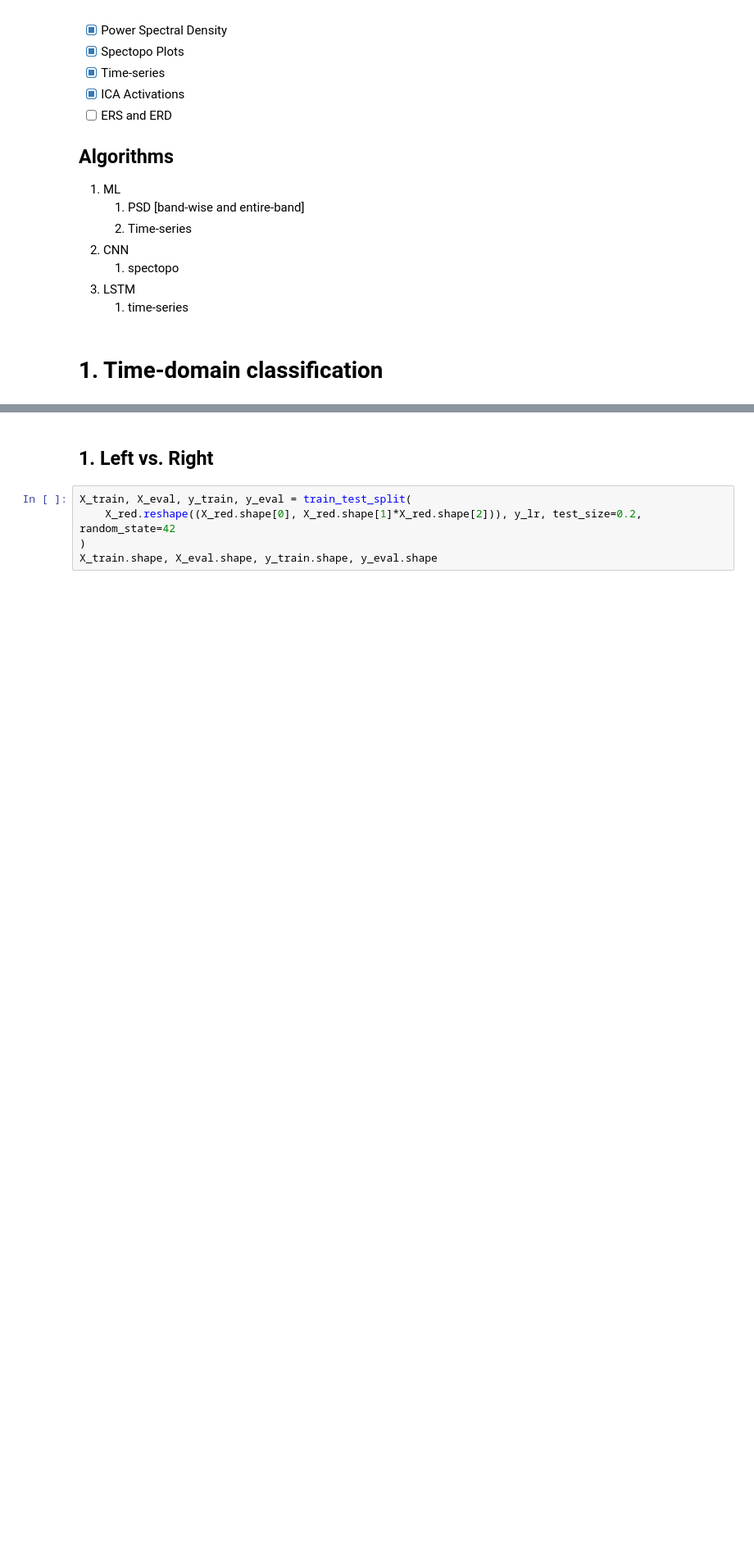
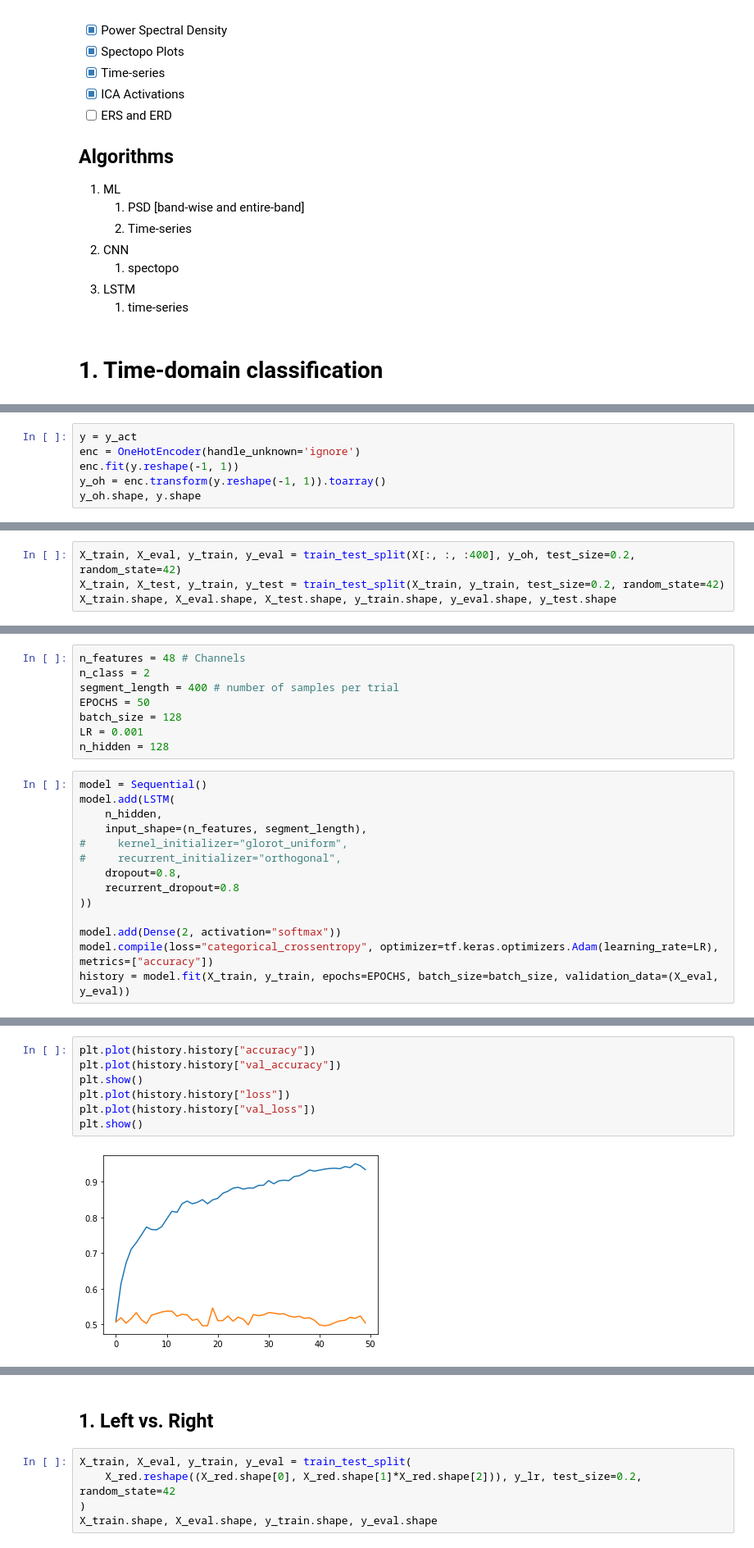
Before and after one commit to shivam-199/EEG-based-BCI-for-grasp-prediction, a Jupyter notebook: Code/Grasp Final Time Domain.ipynb, the cells around one changed output, grey strips where cells are left out. Shown at 82% size. Cells and saved outputs as stored; diff of their text form; blank space fills up the shorter version.

```diff
--- a/Code/Grasp Final Time Domain.ipynb
+++ b/Code/Grasp Final Time Domain.ipynb
@@ -175,0 +262,6 @@ X_red.reshape((X_red.shape[0], X_red.shape[1]*X_red.shape[2])).shape
+# %%
+y = y_act
+enc = OneHotEncoder(handle_unknown='ignore')
+enc.fit(y.reshape(-1, 1))
+y_oh = enc.transform(y.reshape(-1, 1)).toarray()
+y_oh.shape, y.shape
@@ -175,0 +270,4 @@ X_red.reshape((X_red.shape[0], X_red.shape[1]*X_red.shape[2])).shape
+# %%
+X_train, X_eval, y_train, y_eval = train_test_split(X[:, :, :400], y_oh, test_size=0.2, random_state=42)
+X_train, X_test, y_train, y_test = train_test_split(X_train, y_train, test_size=0.2, random_state=42)
+X_train.shape, X_eval.shape, X_test.shape, y_train.shape, y_eval.shape, y_test.shape
@@ -175,0 +281,22 @@ X_red.reshape((X_red.shape[0], X_red.shape[1]*X_red.shape[2])).shape
+# %%
+n_features = 48 # Channels
+n_class = 2
+segment_length = 400 # number of samples per trial
+EPOCHS = 50
+batch_size = 128
+LR = 0.001
+n_hidden = 128
+# %%
+model = Sequential()
+model.add(LSTM(
+    n_hidden,
+    input_shape=(n_features, segment_length),
+#     kernel_initializer="glorot_uniform",
+#     recurrent_initializer="orthogonal",
+    dropout=0.8,
+    recurrent_dropout=0.8
+))
+
+model.add(Dense(2, activation="softmax"))
+model.compile(loss="categorical_crossentropy", optimizer=tf.keras.optimizers.Adam(learning_rate=LR), metrics=["accuracy"])
+history = model.fit(X_train, y_train, epochs=EPOCHS, batch_size=batch_size, validation_data=(X_eval, y_eval))
@@ -175,0 +321,9 @@ X_red.reshape((X_red.shape[0], X_red.shape[1]*X_red.shape[2])).shape
+# %%
+plt.plot(history.history["accuracy"])
+plt.plot(history.history["val_accuracy"])
+plt.show()
+plt.plot(history.history["loss"])
+plt.plot(history.history["val_loss"])
+plt.show()
+# %% [output]
+[figure, added]
```
Also changed, not shown: parts of 26 cells of this notebook, 1 other file.
